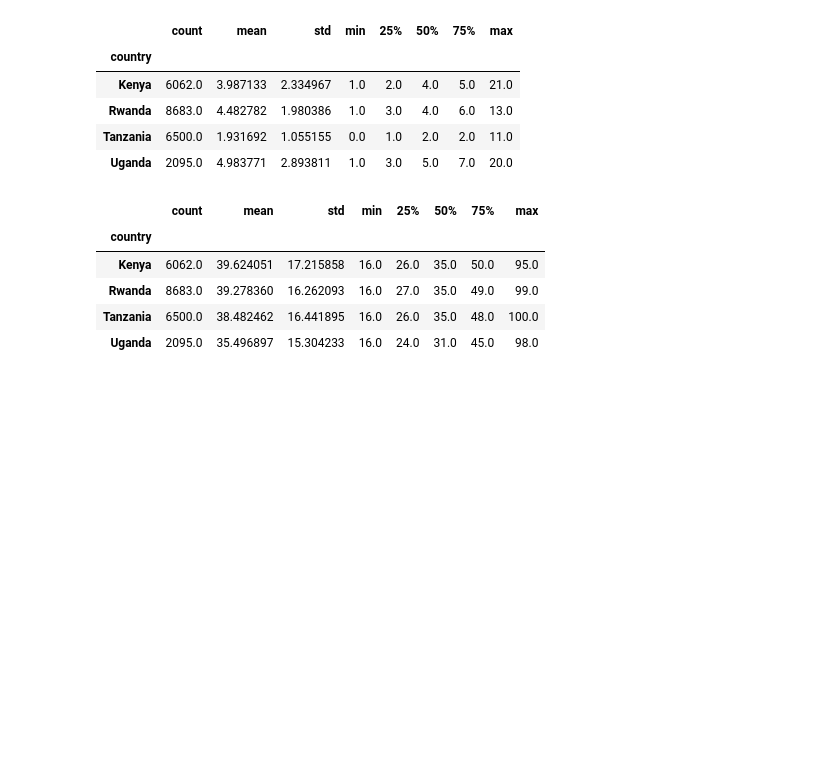
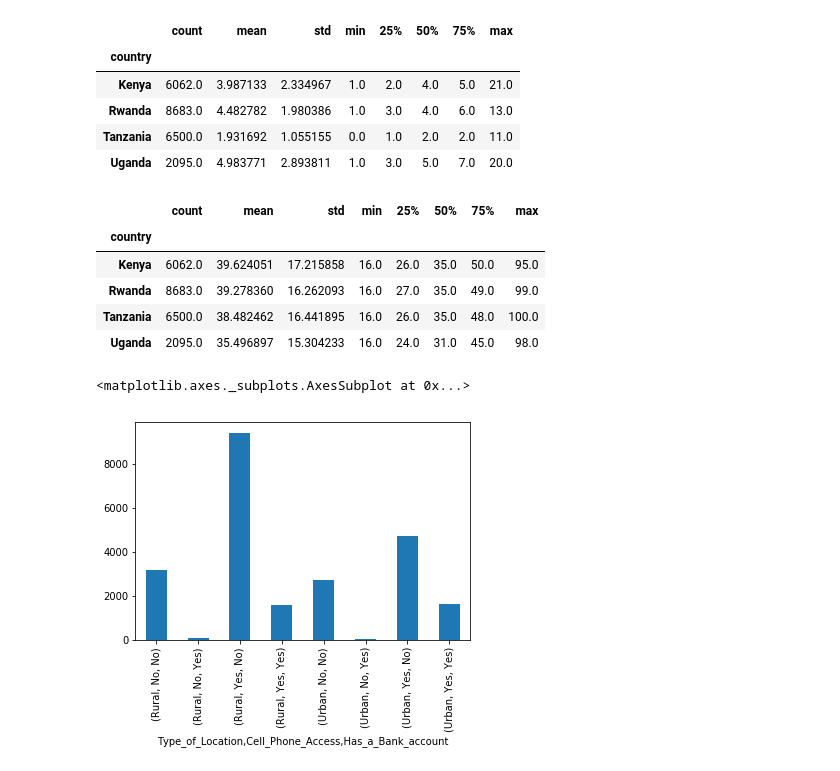
Before and after one commit to ibrahimabdike/Ibrahim_Yahya_IP_Week_1_Core, a Jupyter notebook: Ibrahim_Yahya_IP_Week_1.ipynb, the cells around one changed output. Saved outputs shown, nothing was run; the diff lists cells and outputs as text; code cells hidden in the pictures; blank space fills up the shorter version.

```diff
--- a/Ibrahim_Yahya_IP_Week_1.ipynb
+++ b/Ibrahim_Yahya_IP_Week_1.ipynb
@@ -292,3 +307,8 @@ finance_dropped.groupby('country')['Respondent_Age'].describe()
 | Rwanda | 8683.0 | 39.278360 | 16.262093 | 16.0 | 27.0 | 35.0 | 49.0 | 99.0 |
 | Tanzania | 6500.0 | 38.482462 | 16.441895 | 16.0 | 26.0 | 35.0 | 48.0 | 100.0 |
 | Uganda | 2095.0 | 35.496897 | 15.304233 | 16.0 | 24.0 | 31.0 | 45.0 | 98.0 |
+# %%
+finance_dropped.groupby(['Type_of_Location','Cell_Phone_Access'])['Has_a_Bank_account'].value_counts().plot.bar()
+# %% [output]
+<matplotlib.axes._subplots.AxesSubplot at 0x...>
+[figure, added]
```
Also changed, not shown: parts of 25 cells of this notebook.
